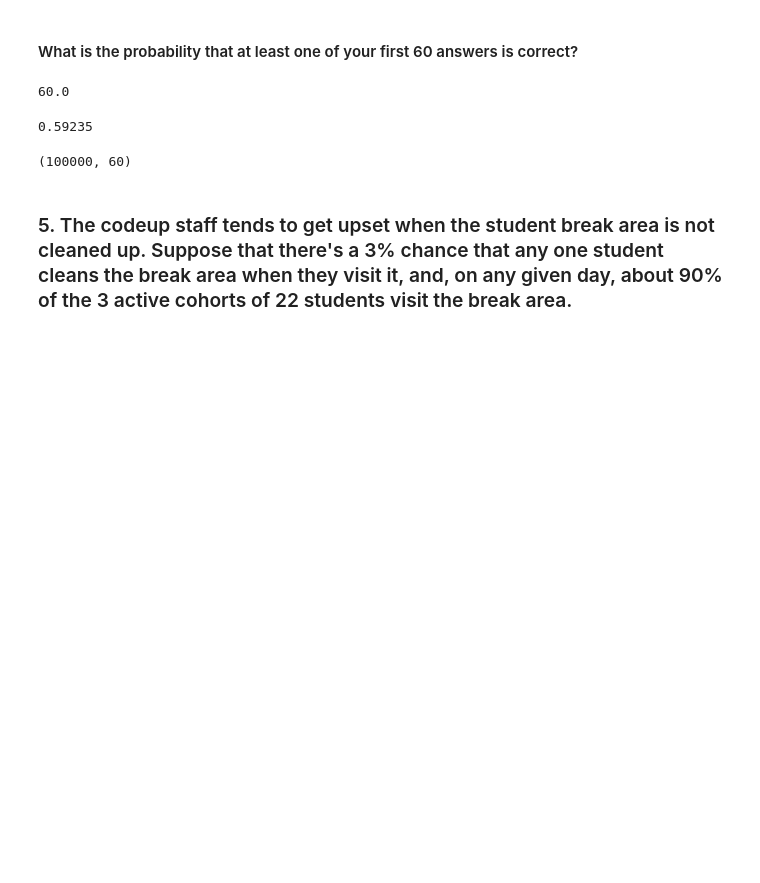
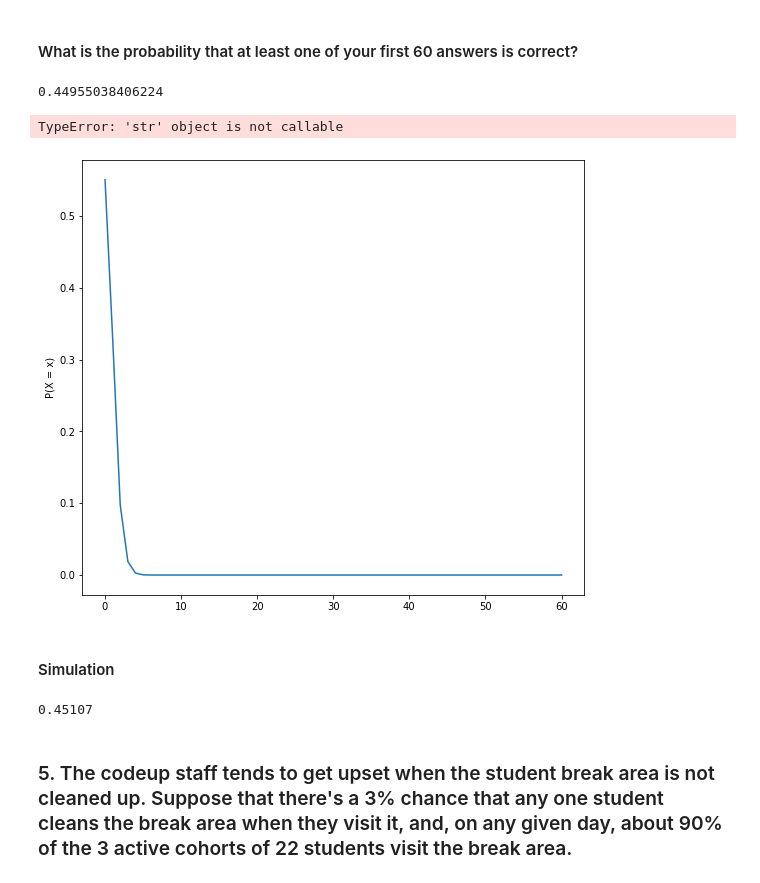
Before and after one commit to Jason-Tellez/statistics-exercises, a Jupyter notebook: probability_distributions.ipynb, the cells around one changed output. Drawn from its saved outputs; the diff is of its cells as text; code cells hidden in the pictures; blank space fills up the shorter version.

```diff
--- a/probability_distributions.ipynb
+++ b/probability_distributions.ipynb
@@ -96,22 +153,29 @@ stats.poisson(expected).sf(96)
 ### 4. You are working on some statistics homework consisting of 100 questions where all of the answers are a probability rounded to the hundreths place. Looking to save time, you put down random probabilities as the answer to each question.
 # %% [markdown]
 #### What is the probability that at least one of your first 60 answers is correct?
-# %%
-correct_question = stats.binom(60, 1/101).ppf(1)
-correct_question
-# %% [output]
-60.0
-# %%
-#simulation
-outcomes = ["Correct", "Incorrect"]
-answers = np.random.choice(outcomes, size=(n_trials, 60), p=[1/101, 100/101])
-np.count_nonzero(answers == 'Correct', axis=1).mean()
-# %% [output]
-0.59235
-# %%
-answers.shape
-# %% [output]
-(100000, 60)
+# %%
+correct_question = stats.binom(60, 1/101).sf(0)
+#probability is 1/100 because the total number of numbers <= to 100 but >= to 0 is 101
+correct_question
+# %% [output]
+0.44955038406224
+# %%
+x = range(0, 61)
+plt.figure(figsize=(9, 8))
+plt.plot(x, stats.binom(60, 1/101).pmf(x))
+plt.ylabel('P(X = x)')
+plt.xlabel('Number of Correct Questions')
+# %% [output]
+TypeError: 'str' object is not callable
+[figure, added]
+# %% [markdown]
+#### Simulation
+# %%
+outcomes = ["Correct", "Incorrect"]
+answers = np.random.choice(outcomes, size=(n_trials, 60), p=[1/101, 100/101])
+(np.count_nonzero(answers == 'Correct', axis=1) >= 1).mean()
+# %% [output]
+0.45107
 # %% [markdown]
 ### 5. The codeup staff tends to get upset when the student break area is not cleaned up. Suppose that there's a 3% chance that any one student cleans the break area when they visit it, and, on any given day, about 90% of the 3 active cohorts of 22 students visit the break area.
 # %% [markdown]
```
Also changed, not shown: parts of 92 cells of this notebook.
